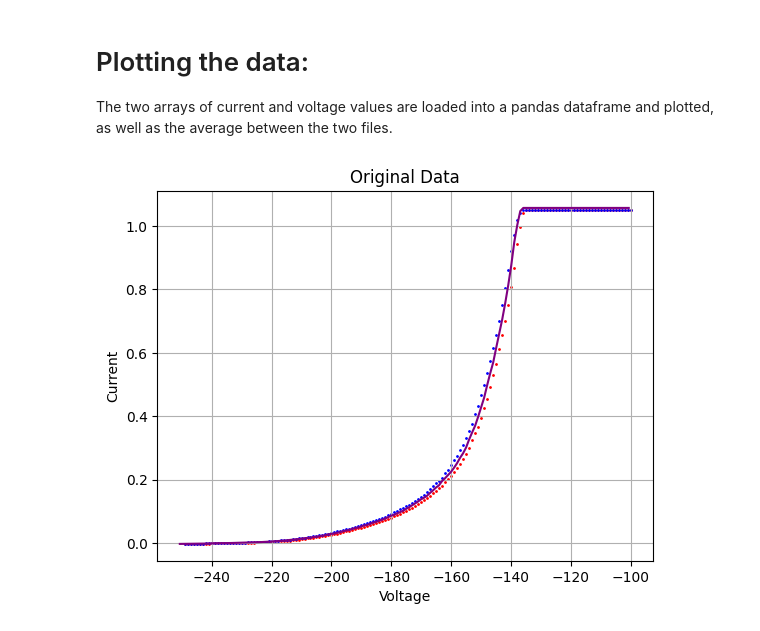
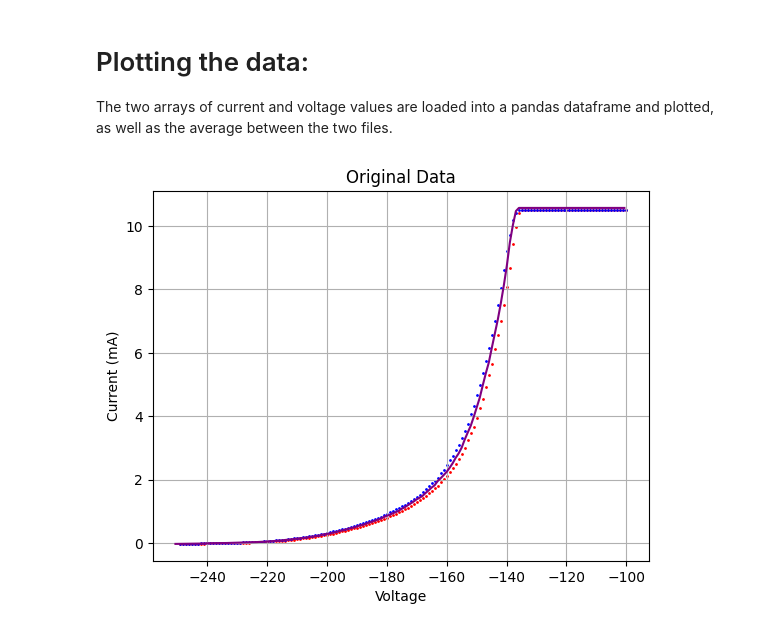
Before and after one commit to maraMaraschino/Adv-Lab, a Jupyter notebook: Langmuir Probe Experiment/langmuir_probe.ipynb, the cells around one changed output. Saved outputs shown, nothing was run; the diff lists cells and outputs as text; code cells hidden in the pictures.

```diff
--- a/Langmuir Probe Experiment/langmuir_probe.ipynb
+++ b/Langmuir Probe Experiment/langmuir_probe.ipynb
@@ -19,33 +19,33 @@ The two arrays of current and voltage values are loaded into a pandas dataframe
 # %%
 import pandas as pd
 import matplotlib.pyplot as plt
 import numpy as np
 
 plasma_data1 = pd.read_csv('data/langmuirprobe1.csv')
 plasma_data2 = pd.read_csv('data/langmuirprobe2.csv')
 # 3rd data file doesn't include the plateau
 #plasma_data3 = pd.read_csv('data/langmuirprobe3.csv')
 x1 = plasma_data1.iloc[:,0]
-y1 = plasma_data1.iloc[:,1] * 1000
+y1 = plasma_data1.iloc[:,1] * 10e3
 
 x2 = plasma_data2.iloc[:,0]
-y2 = plasma_data2.iloc[:,1] * 1000
+y2 = plasma_data2.iloc[:,1] * 10e3
 
 x_avg = x1 + x2 / len(x1)
 x_avg = np.array(x_avg, dtype=np.float64)
 y_avg = y1 + y2 / len(y1)
 y_avg = np.array(y_avg, dtype=np.float64)
 
 plt.scatter(x1, y1, s=1, c='red')
 plt.scatter(x2, y2, s=1, c='blue')
 plt.plot(x_avg, y_avg, c='purple')
 plt.xlabel('Voltage')
-plt.ylabel('Current')
+plt.ylabel('Current (mA)')
 plt.title('Original Data')
 plt.grid(True)
 plt.show()
 # %% [output]
-[figure, old version]
+[figure, new version]
 # %% [markdown]
 # Data Analysis:
 ### The Ion Current:
```
Also changed, not shown: parts of 4 cells of this notebook.
